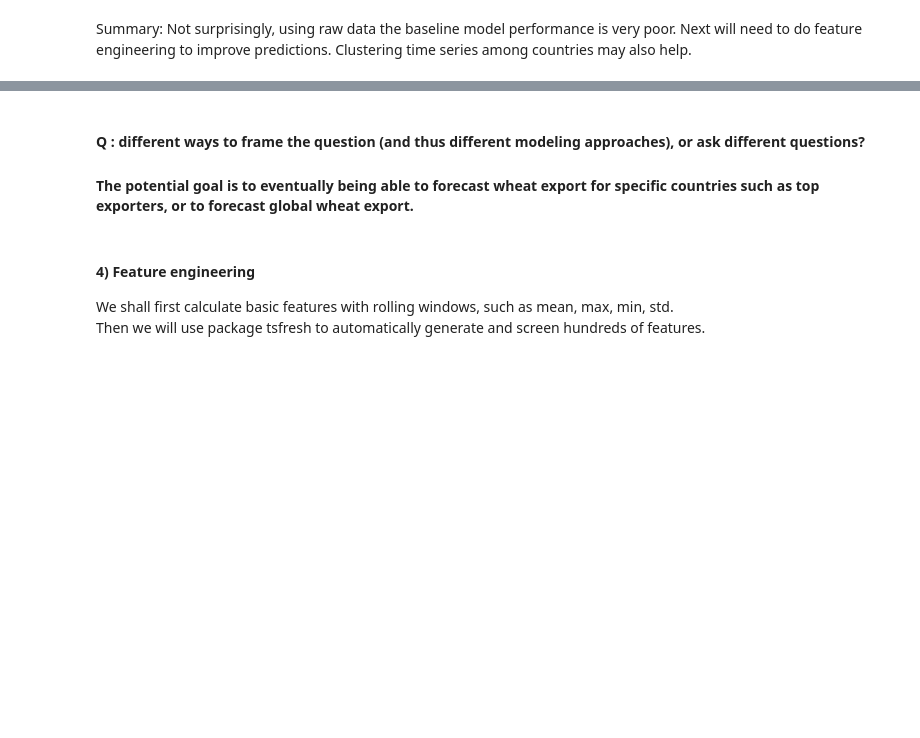
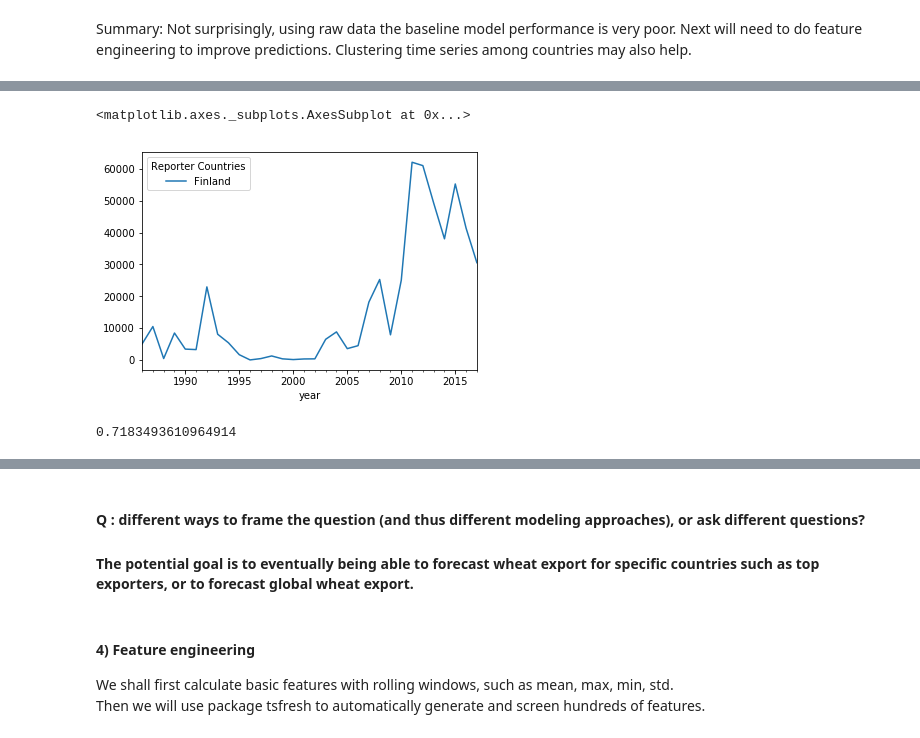
Before and after one commit to BrachyS/crop-trends, a Jupyter notebook: notebooks/2_exploratory-analysis-agtrade.ipynb, the cells around one changed output, grey strips where cells are left out. Drawn from its saved outputs; the diff is of its cells as text; code cells hidden in the pictures; blank space fills up the shorter version.

```diff
--- a/notebooks/exploratory-analysis-agtrade.ipynb
+++ b/notebooks/2_exploratory-analysis-agtrade.ipynb
@@ -433,0 +457,12 @@ Summary: Not surprisingly, using raw data the baseline model performance is very
+# %%
+country.plot()
+# %% [output]
+<matplotlib.axes._subplots.AxesSubplot at 0x...>
+[figure, added]
+# %%
+results = adfuller(country['Finland'].dropna())
+print(results[1])
+# Passed Dickey-Fuller test and the series is actually stationary
+# perhaps due to `few data points?
+# %% [output]
+0.7183493610964914
```
Also changed, not shown: parts of 25 cells of this notebook, 4 other files.
